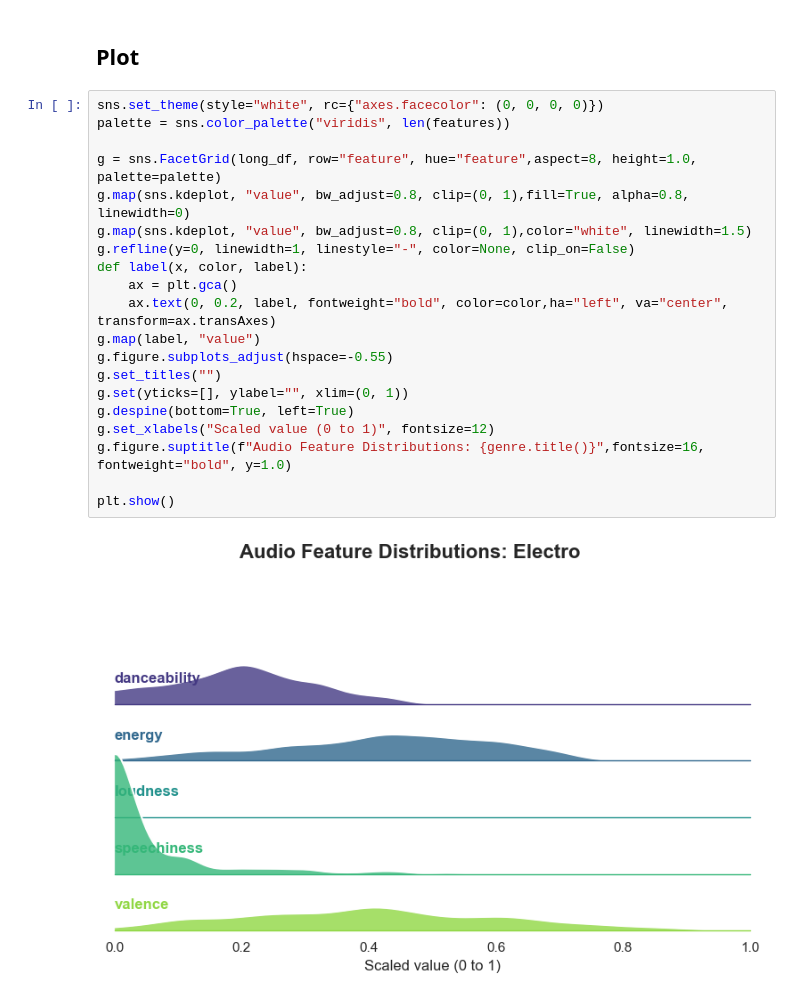
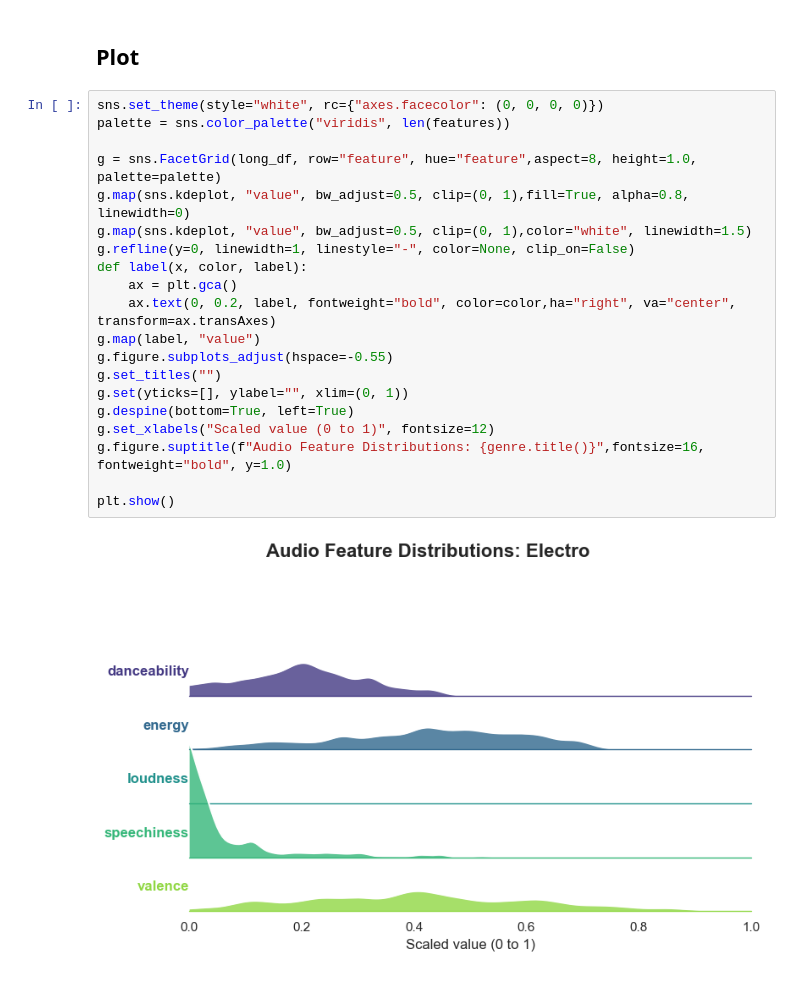
Before and after one commit to shouvik-maity/Spotify-Audio-Features-Analysis--College-Mini-Project, a Jupyter notebook: spotifyreport.ipynb, the cells around one changed output. Saved outputs shown, nothing was run; the diff lists cells and outputs as text.

```diff
--- a/spotifyreport.ipynb
+++ b/spotifyreport.ipynb
@@ -154,22 +154,22 @@ long_df.head()
 # %%
 sns.set_theme(style="white", rc={"axes.facecolor": (0, 0, 0, 0)})
 palette = sns.color_palette("viridis", len(features))
 
 g = sns.FacetGrid(long_df, row="feature", hue="feature",aspect=8, height=1.0, palette=palette)
-g.map(sns.kdeplot, "value", bw_adjust=0.8, clip=(0, 1),fill=True, alpha=0.8, linewidth=0)
-g.map(sns.kdeplot, "value", bw_adjust=0.8, clip=(0, 1),color="white", linewidth=1.5)
+g.map(sns.kdeplot, "value", bw_adjust=0.5, clip=(0, 1),fill=True, alpha=0.8, linewidth=0)
+g.map(sns.kdeplot, "value", bw_adjust=0.5, clip=(0, 1),color="white", linewidth=1.5)
 g.refline(y=0, linewidth=1, linestyle="-", color=None, clip_on=False)
 def label(x, color, label):
     ax = plt.gca()
-    ax.text(0, 0.2, label, fontweight="bold", color=color,ha="left", va="center", transform=ax.transAxes)
+    ax.text(0, 0.2, label, fontweight="bold", color=color,ha="right", va="center", transform=ax.transAxes)
 g.map(label, "value")
 g.figure.subplots_adjust(hspace=-0.55)
 g.set_titles("")
 g.set(yticks=[], ylabel="", xlim=(0, 1))
 g.despine(bottom=True, left=True)
 g.set_xlabels("Scaled value (0 to 1)", fontsize=12)
 g.figure.suptitle(f"Audio Feature Distributions: {genre.title()}",fontsize=16, fontweight="bold", y=1.0)
 
 plt.show()
 # %% [output]
-[figure, old version]
+[figure, new version]
```
